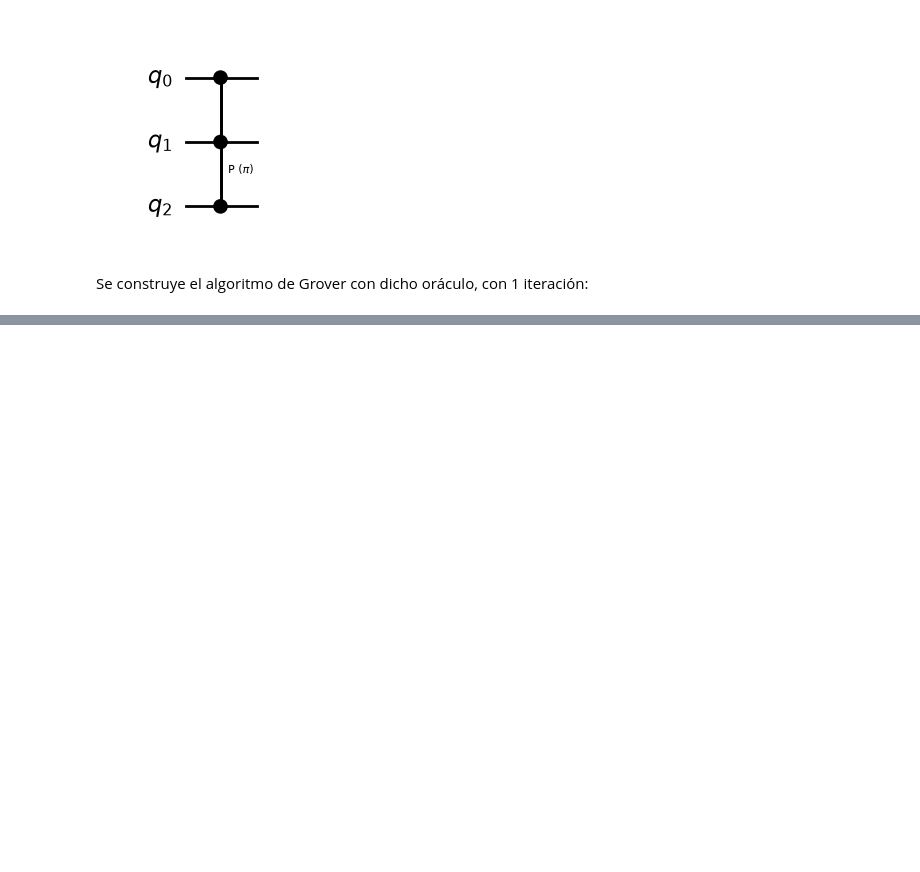
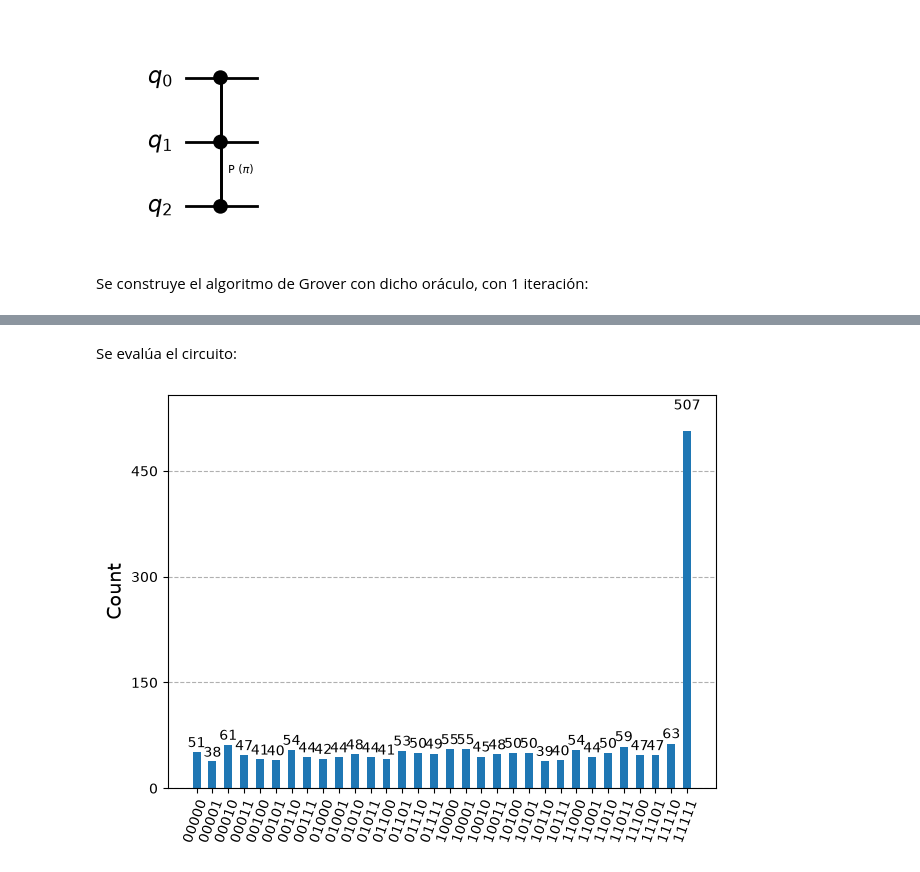
Before and after one commit to iroumec/qomputing-coursework, a Jupyter notebook: practicos/grover.ipynb, the cells around one changed output, grey strips where cells are left out. Drawn from its saved outputs; the diff is of its cells as text; code cells hidden in the pictures; blank space fills up the shorter version.

```diff
--- a/practicos/grover.ipynb
+++ b/practicos/grover.ipynb
@@ -148,0 +223,6 @@ Se construye el algoritmo de Grover con dicho oráculo, con 1 iteración:
+# %% [markdown]
+Se evalúa el circuito:
+# %%
+display(plot_histogram(evaluate_circuit(qc, 2000)))
+# %% [output]
+[figure, added]
```
Also changed, not shown: parts of 23 cells of this notebook, 2 other files.
